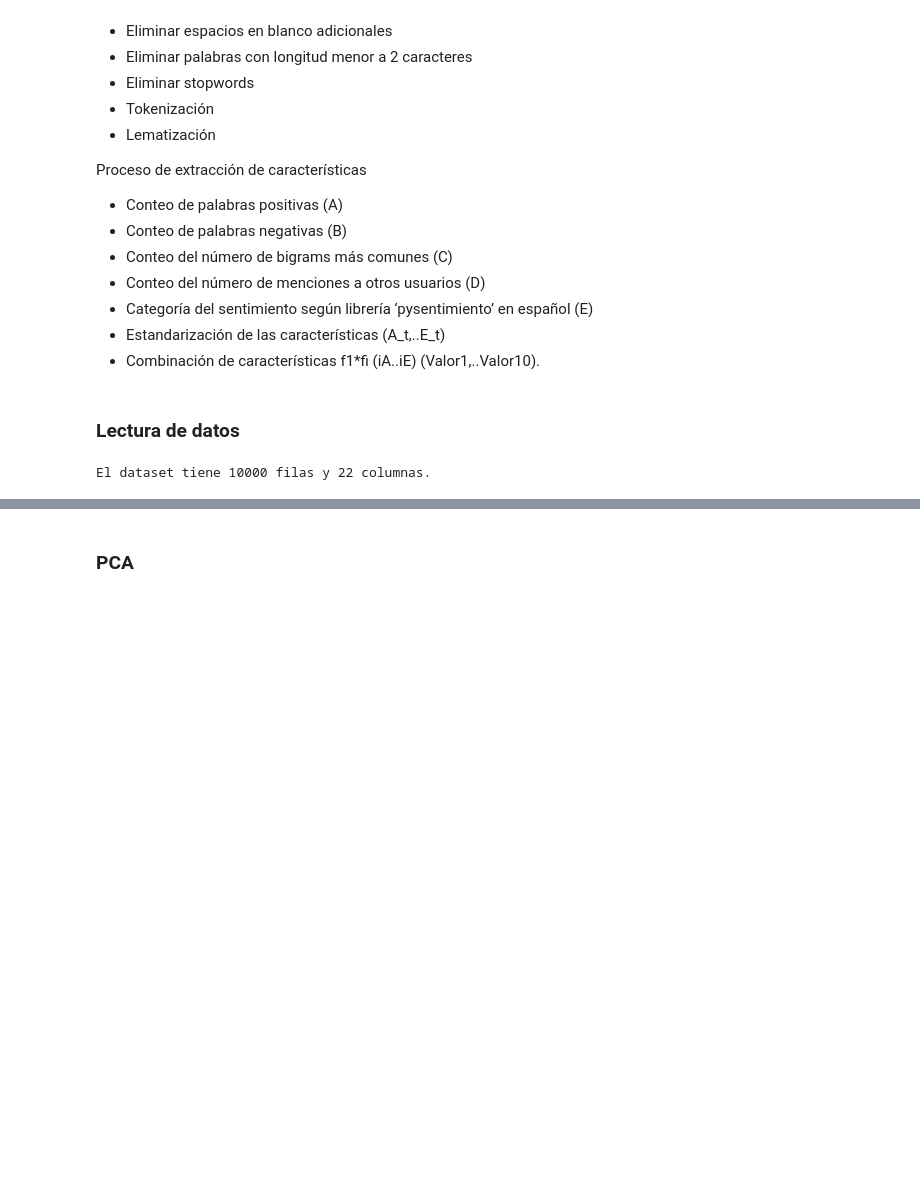
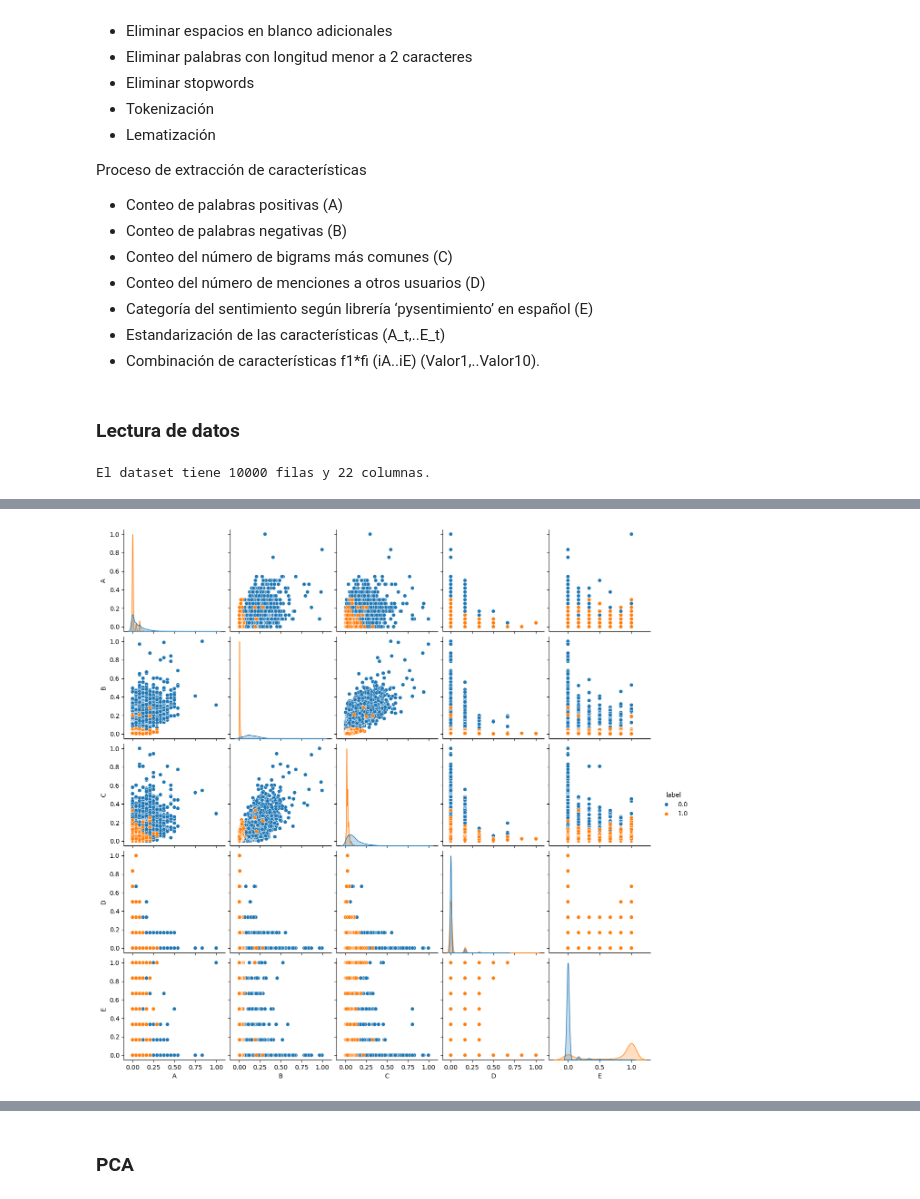
Before and after one commit to cartesiosson/ai-data-science, a Jupyter notebook: ANS/Practica-2/muinar07_act2_Notebook.ipynb, the cells around one changed output, grey strips where cells are left out. Drawn from its saved outputs; the diff is of its cells as text; code cells hidden in the pictures; blank space fills up the shorter version.

```diff
--- a/ANS/Practica-2/muinar07_act2_Notebook.ipynb
+++ b/ANS/Practica-2/muinar07_act2_Notebook.ipynb
@@ -91,0 +258,8 @@ El dataset tiene 10000 filas y 22 columnas.
+# %%
+from sklearn.preprocessing import MinMaxScaler
+
+df_normalizado = df.copy()
+scaler = MinMaxScaler()
+columnas_a_normalizar = df_normalizado.columns.difference(['label'])
+df_normalizado[columnas_a_normalizar] = scaler.fit_transform(df_normalizado[columnas_a_normalizar])
+df_normalizado.head(10)
@@ -91,0 +278,8 @@ El dataset tiene 10000 filas y 22 columnas.
+# %%
+import seaborn as sns
+import matplotlib.pyplot as plt
+
+sns.pairplot(df_normalizado, hue='label', diag_kind='kde')
+plt.show()
+# %% [output]
+[figure, added]
```
Also changed, not shown: parts of 46 cells of this notebook.
